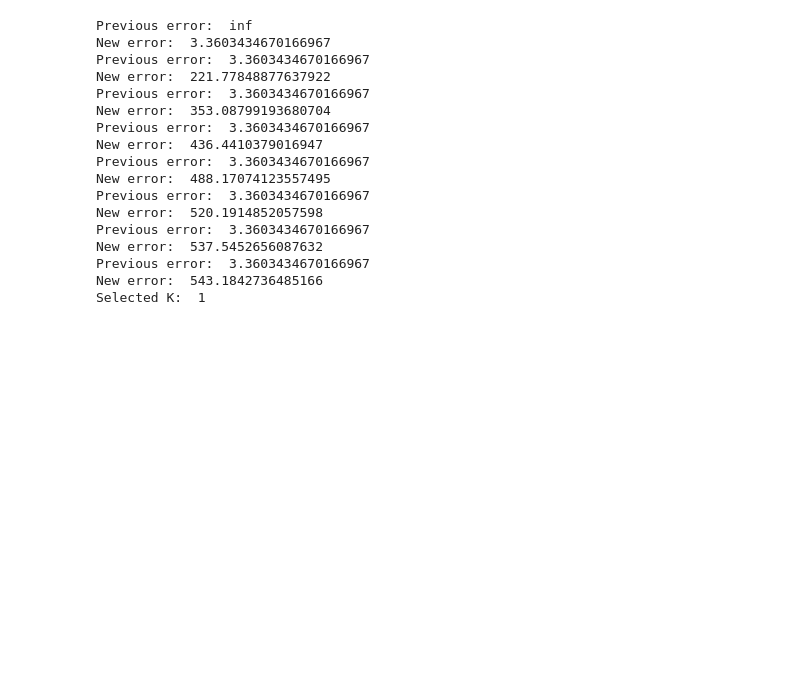
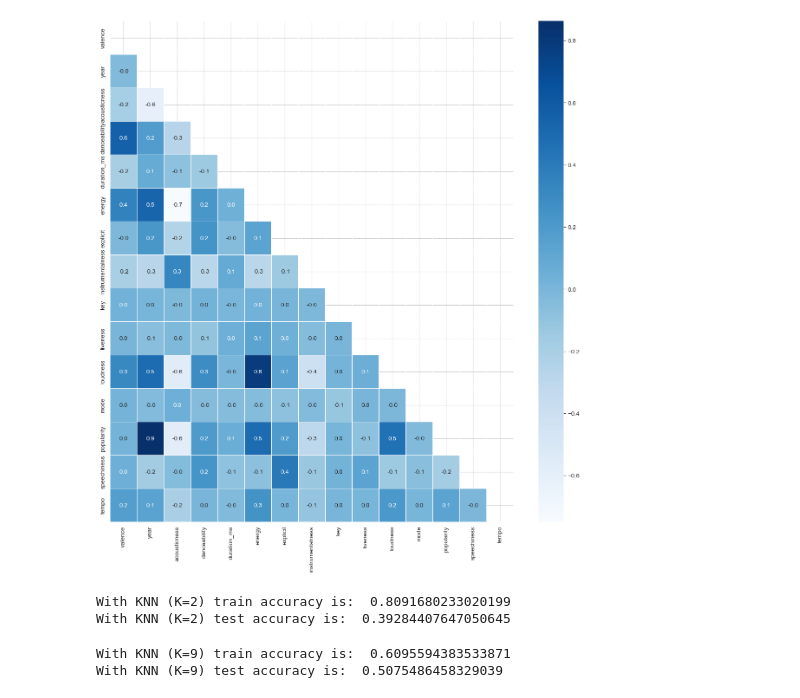
Before and after one commit to AliceKe/cs4701_musicrecs, a Jupyter notebook: KNN.ipynb, the cells around one changed output. Cells and saved outputs as stored; diff of their text form; code cells hidden in the pictures; blank space fills up the shorter version.

```diff
--- a/KNN.ipynb
+++ b/KNN.ipynb
@@ -16,2 +48,10 @@ dataset = pd.read_csv('data/data.csv')
+# %%
+f,ax = plt.subplots(figsize=(15, 15))
+mask = np.zeros_like(dataset.corr())
+mask[np.triu_indices_from(mask)] = True
+sns.heatmap(dataset.corr(), annot=True, linewidths=0.4,linecolor="white", fmt= '.1f',ax=ax,cmap="Blues",mask=mask)
+plt.show()
+# %% [output]
+[figure, added]
 # %%
 #Select features and labels
@@ -31,40 +70,21 @@ x_train, x_test, y_train, y_test = train_test_split(x, y, test_size=1 - train_ra
 # test is now 10% of the initial data set
 # validation is now 15% of the initial data set
 x_val, x_test, y_val, y_test = train_test_split(x_test, y_test, test_size=test_ratio/(test_ratio + validation_ratio))
-# %%
-K = range(1, 9)
-
-selected_k = None
-error = math.inf
-for k in K:
-    knn = KNeighborsClassifier(n_neighbors=k)
-    knn = knn.fit(x_train, y_train)
-    train_preds = knn.predict(x_train)
-    mse = mean_squared_error(y_train, train_preds)
-
-    print("Previous error: ", error)
-    print("New error: ", mse)
-
-    if mse < error:
-        error = min(error, mse)
-        selected_k = k
-
-print("Selected K: ", selected_k)
-# %% [output]
-Previous error:  inf
-New error:  3.3603434670166967
-Previous error:  3.3603434670166967
-New error:  221.77848877637922
-Previous error:  3.3603434670166967
-New error:  353.08799193680704
-Previous error:  3.3603434670166967
-New error:  436.4410379016947
-Previous error:  3.3603434670166967
-New error:  488.17074123557495
-Previous error:  3.3603434670166967
-New error:  520.1914852057598
-Previous error:  3.3603434670166967
-New error:  537.5452656087632
-Previous error:  3.3603434670166967
-New error:  543.1842736485166
-Selected K:  1
+# %%
+knn = KNeighborsRegressor(n_neighbors = 2)
+knn.fit(x_train,y_train)
+prediction = knn.predict(x_test)
+print('With KNN (K=2) train accuracy is: ',knn.score(x_train,y_train))
+print('With KNN (K=2) test accuracy is: ',knn.score(x_test,y_test))
+# %% [output]
+With KNN (K=2) train accuracy is:  0.8091680233020199
+With KNN (K=2) test accuracy is:  0.39284407647050645
+# %%
+knn = KNeighborsRegressor(n_neighbors = 9)
+knn.fit(x_train,y_train)
+prediction = knn.predict(x_test)
+print('With KNN (K=9) train accuracy is: ',knn.score(x_train,y_train))
+print('With KNN (K=9) test accuracy is: ',knn.score(x_test,y_test))
+# %% [output]
+With KNN (K=9) train accuracy is:  0.6095594383533871
+With KNN (K=9) test accuracy is:  0.5075486458329039
```
Also changed, not shown: parts of 10 cells of this notebook, 1 other file.
